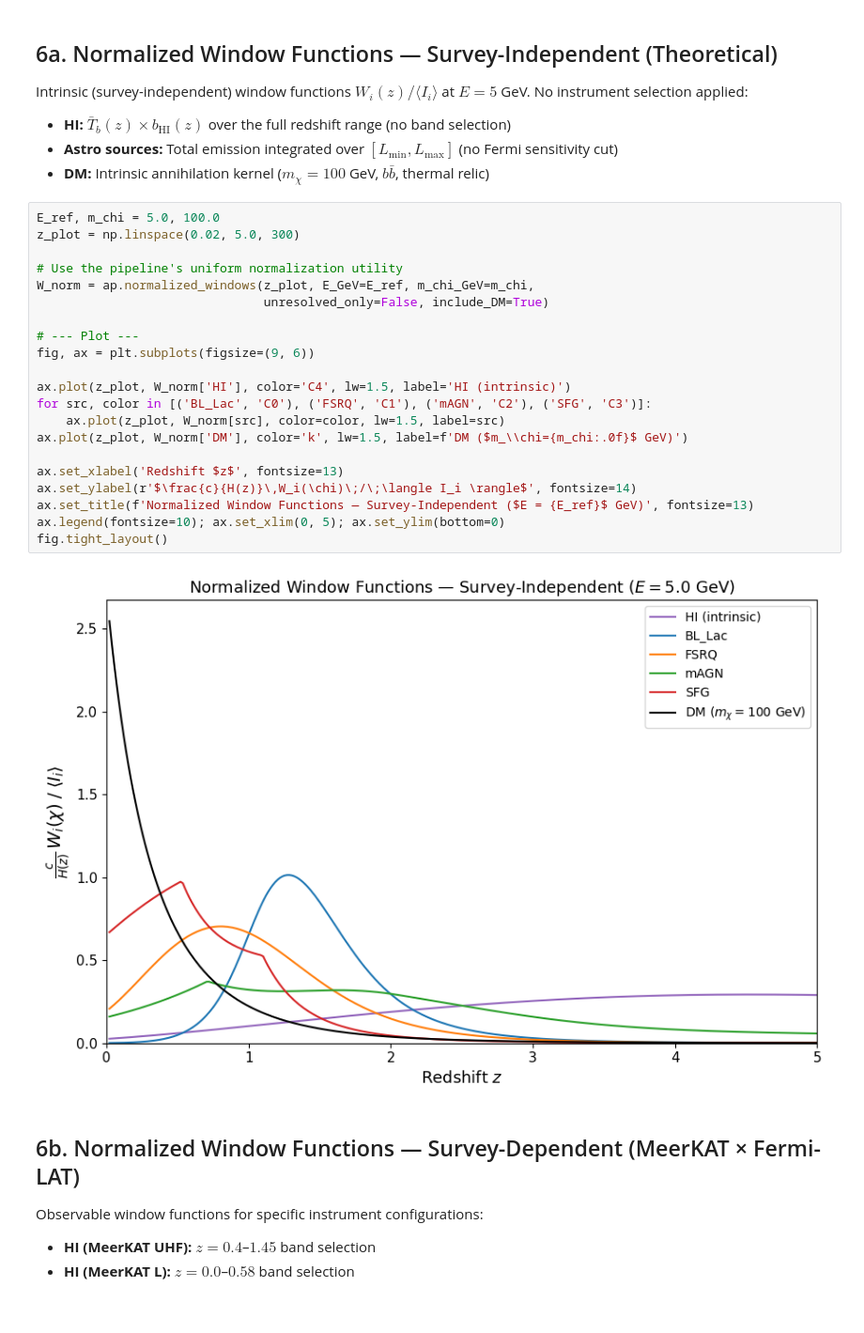
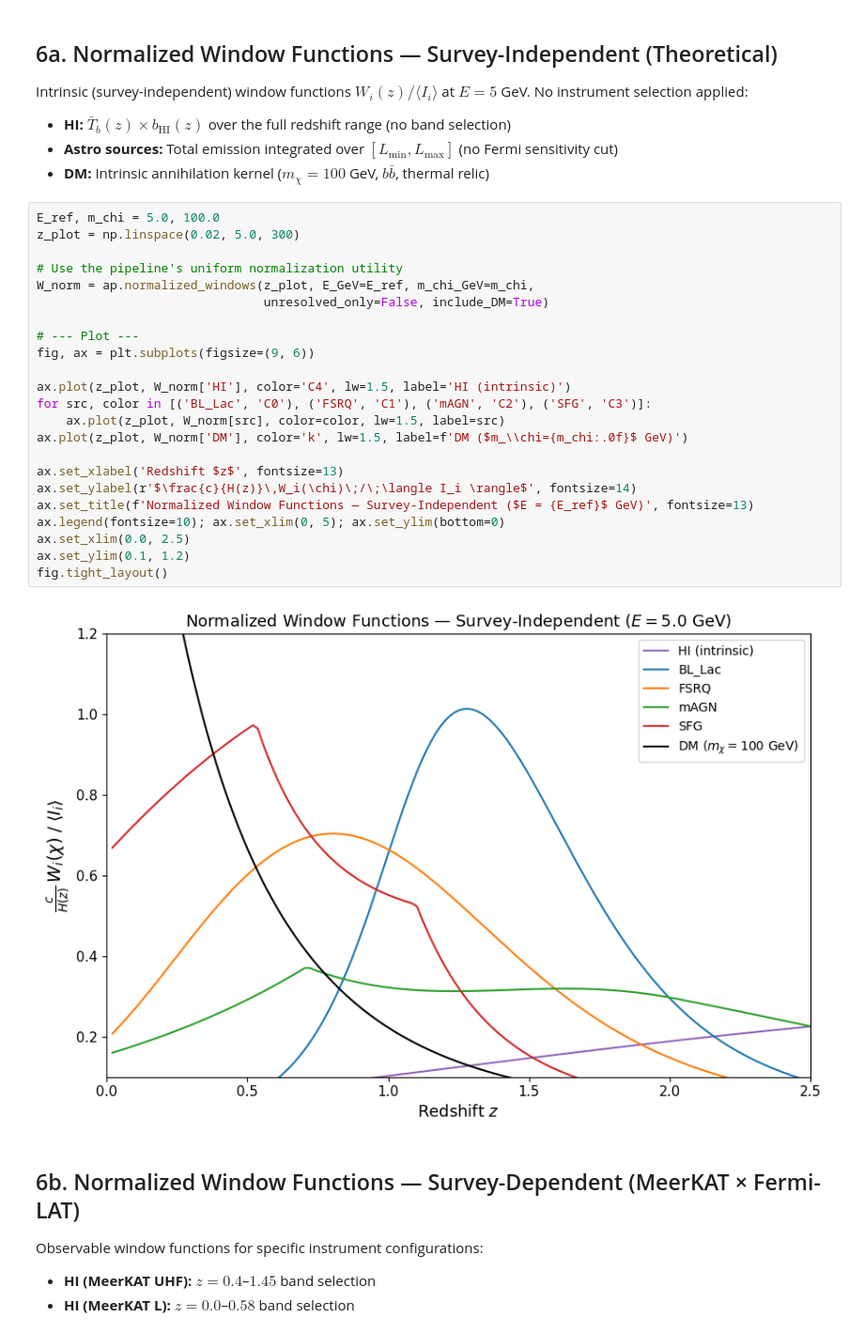
Before and after one commit to raw-asparagus/hixugrb, a Jupyter notebook: notebooks/pipeline_validation.ipynb, the cells around one changed output. Shown at 94% size. Drawn from its saved outputs; the diff is of its cells as text.

```diff
--- a/notebooks/pipeline_validation.ipynb
+++ b/notebooks/pipeline_validation.ipynb
@@ -209,26 +209,28 @@ Intrinsic (survey-independent) window functions $W_i(z) / \langle I_i \rangle$ a
 # %%
 E_ref, m_chi = 5.0, 100.0
 z_plot = np.linspace(0.02, 5.0, 300)
 
 # Use the pipeline's uniform normalization utility
 W_norm = ap.normalized_windows(z_plot, E_GeV=E_ref, m_chi_GeV=m_chi,
                                unresolved_only=False, include_DM=True)
 
 # --- Plot ---
 fig, ax = plt.subplots(figsize=(9, 6))
 
 ax.plot(z_plot, W_norm['HI'], color='C4', lw=1.5, label='HI (intrinsic)')
 for src, color in [('BL_Lac', 'C0'), ('FSRQ', 'C1'), ('mAGN', 'C2'), ('SFG', 'C3')]:
     ax.plot(z_plot, W_norm[src], color=color, lw=1.5, label=src)
 ax.plot(z_plot, W_norm['DM'], color='k', lw=1.5, label=f'DM ($m_\\chi={m_chi:.0f}$ GeV)')
 
 ax.set_xlabel('Redshift $z$', fontsize=13)
 ax.set_ylabel(r'$\frac{c}{H(z)}\,W_i(\chi)\;/\;\langle I_i \rangle$', fontsize=14)
 ax.set_title(f'Normalized Window Functions — Survey-Independent ($E = {E_ref}$ GeV)', fontsize=13)
 ax.legend(fontsize=10); ax.set_xlim(0, 5); ax.set_ylim(bottom=0)
+ax.set_xlim(0.0, 2.5)
+ax.set_ylim(0.1, 1.2)
 fig.tight_layout()
 # %% [output]
-[figure, old version]
+[figure, new version]
 # %% [markdown]
 ## 6b. Normalized Window Functions — Survey-Dependent (MeerKAT × Fermi-LAT)
 
```
Also changed, not shown: parts of 3 cells of this notebook, 39 other files.
